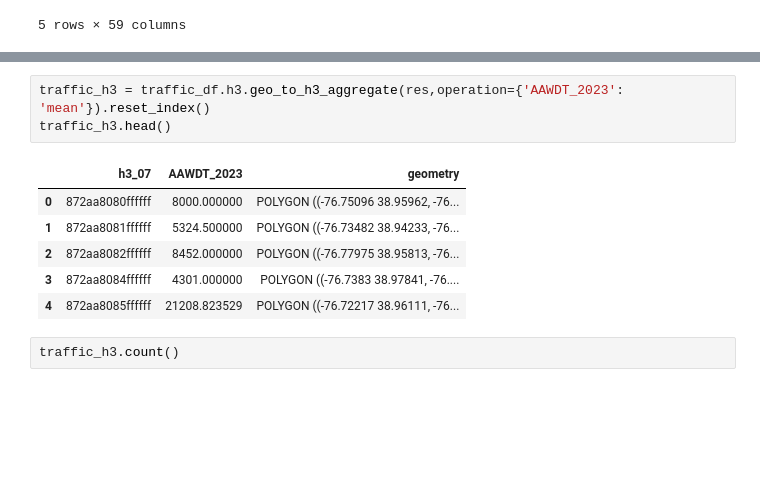
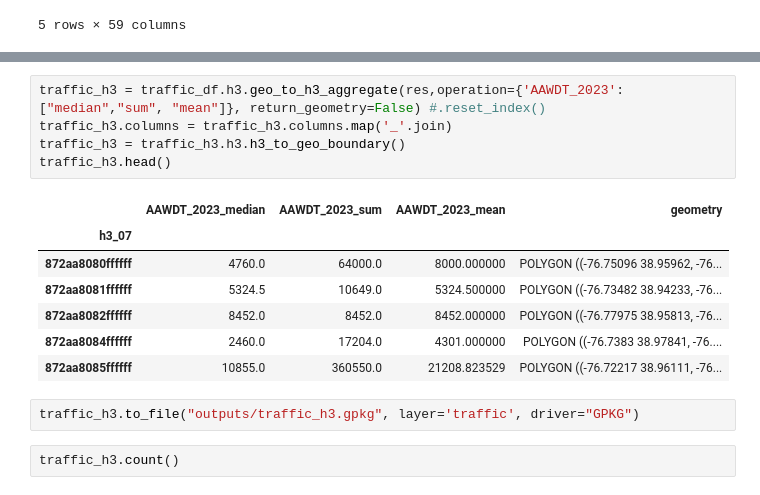
Before and after one commit to emmafurth/SewerRepairDataAnalysisProject, a Jupyter notebook: EDA/analyze_traffic_data_EDA.ipynb, the cells around one changed output, grey strips where cells are left out. Saved outputs shown, nothing was run; the diff lists cells and outputs as text; blank space fills up the shorter version.

```diff
--- a/EDA/analyze_traffic_data_EDA.ipynb
+++ b/EDA/analyze_traffic_data_EDA.ipynb
@@ -76,13 +190,18 @@ traffic_df.head()
 # %%
-traffic_h3 = traffic_df.h3.geo_to_h3_aggregate(res,operation={'AAWDT_2023': 'mean'}).reset_index()
+traffic_h3 = traffic_df.h3.geo_to_h3_aggregate(res,operation={'AAWDT_2023': ["median","sum", "mean"]}, return_geometry=False) #.reset_index()
+traffic_h3.columns = traffic_h3.columns.map('_'.join)
+traffic_h3 = traffic_h3.h3.h3_to_geo_boundary()
 traffic_h3.head()
 # %% [output]
-|  | h3_07 | AAWDT_2023 | geometry |
-| 0 | 872aa8080ffffff | 8000.000000 | POLYGON ((-76.75096 38.95962, -76... |
-| 1 | 872aa8081ffffff | 5324.500000 | POLYGON ((-76.73482 38.94233, -76... |
-| 2 | 872aa8082ffffff | 8452.000000 | POLYGON ((-76.77975 38.95813, -76... |
-| 3 | 872aa8084ffffff | 4301.000000 | POLYGON ((-76.7383 38.97841, -76.... |
-| 4 | 872aa8085ffffff | 21208.823529 | POLYGON ((-76.72217 38.96111, -76... |
+|  | AAWDT_2023_median | AAWDT_2023_sum | AAWDT_2023_mean | geometry |
+| h3_07 |  |  |  |  |
+| 872aa8080ffffff | 4760.0 | 64000.0 | 8000.000000 | POLYGON ((-76.75096 38.95962, -76... |
+| 872aa8081ffffff | 5324.5 | 10649.0 | 5324.500000 | POLYGON ((-76.73482 38.94233, -76... |
+| 872aa8082ffffff | 8452.0 | 8452.0 | 8452.000000 | POLYGON ((-76.77975 38.95813, -76... |
+| 872aa8084ffffff | 2460.0 | 17204.0 | 4301.000000 | POLYGON ((-76.7383 38.97841, -76.... |
+| 872aa8085ffffff | 10855.0 | 360550.0 | 21208.823529 | POLYGON ((-76.72217 38.96111, -76... |
+# %%
+traffic_h3.to_file("outputs/traffic_h3.gpkg", layer='traffic', driver="GPKG")
 # %%
 traffic_h3.count()
 # %% [output]
```
Also changed, not shown: parts of 4 cells of this notebook, 4 other files.
